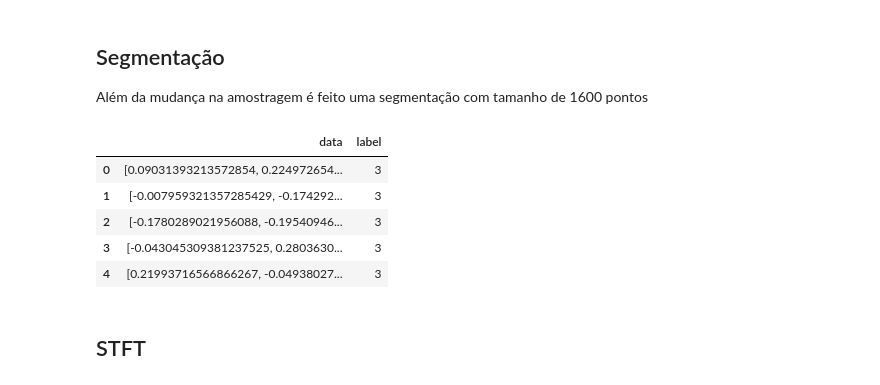
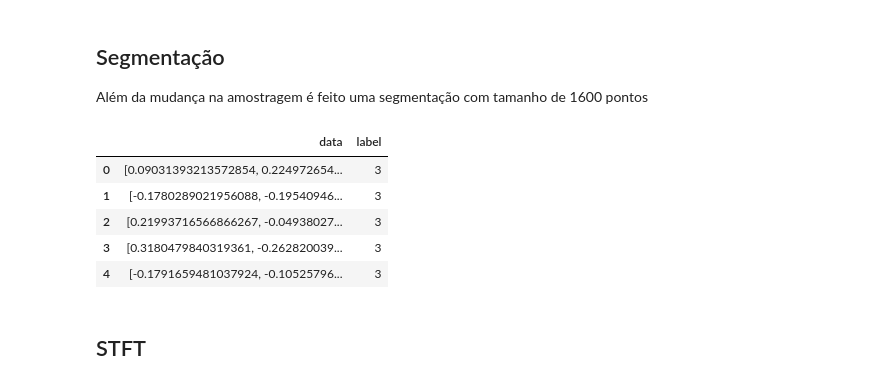
Before and after one commit to LuizFFonseca/Trabalho_final_AM, a Jupyter notebook: Trabalho.ipynb, the cells around one changed output. Drawn from its saved outputs; the diff is of its cells as text; code cells hidden in the pictures.

```diff
--- a/Trabalho.ipynb
+++ b/Trabalho.ipynb
@@ -235,32 +234,32 @@ def segment_signal(signal, window_size, overlap=0):
 # %%
 def segmentação(df, tamanho_segmento = 1600):
   df_final = pd.DataFrame(columns = ['data', 'label'])
   for index, row in df.iterrows():
     data = row['data']
     label = row['label']
 
 
 
-    segmentos = segment_signal(data,tamanho_segmento,tamanho_segmento//2)
+    segmentos = segment_signal(data,tamanho_segmento,0)
 
     for segmento in segmentos:
 
       df_temp = pd.DataFrame({'data': [segmento], 'label': [label]})
       df_final = pd.concat([df_final, df_temp])
 
   df_final = df_final.reset_index(drop=True)
 
   return df_final
 
 df_segmentado = segmentação(df_downsampled)
 df_segmentado.head()
 # %% [output]
 |  | data | label |
 | 0 | [0.09031393213572854, 0.224972654... | 3 |
-| 1 | [-0.007959321357285429, -0.174292... | 3 |
-| 2 | [-0.1780289021956088, -0.19540946... | 3 |
-| 3 | [-0.043045309381237525, 0.2803630... | 3 |
-| 4 | [0.21993716566866267, -0.04938027... | 3 |
+| 1 | [-0.1780289021956088, -0.19540946... | 3 |
+| 2 | [0.21993716566866267, -0.04938027... | 3 |
+| 3 | [0.3180479840319361, -0.262820039... | 3 |
+| 4 | [-0.1791659481037924, -0.10525796... | 3 |
 # %% [markdown]
 ## STFT
 # %%
```
Also changed, not shown: parts of 14 cells of this notebook.
